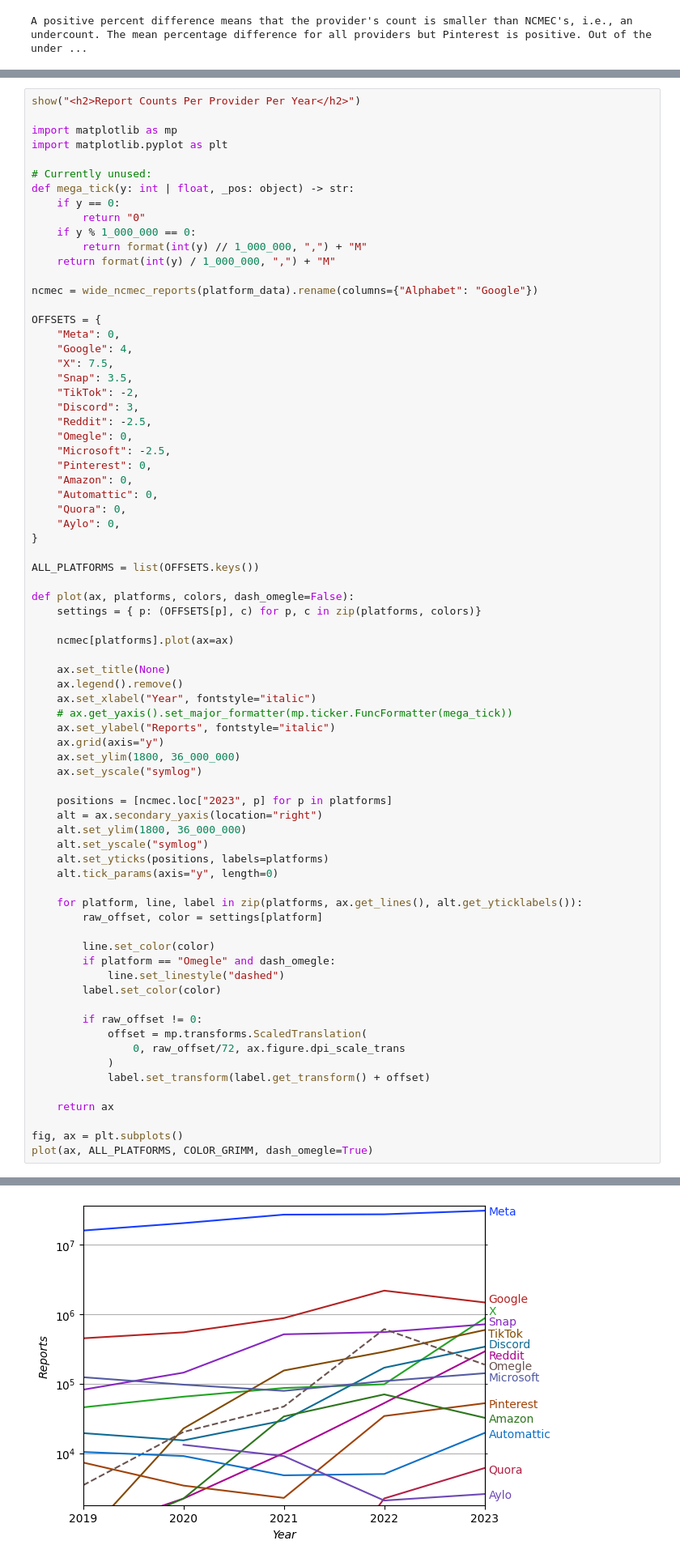
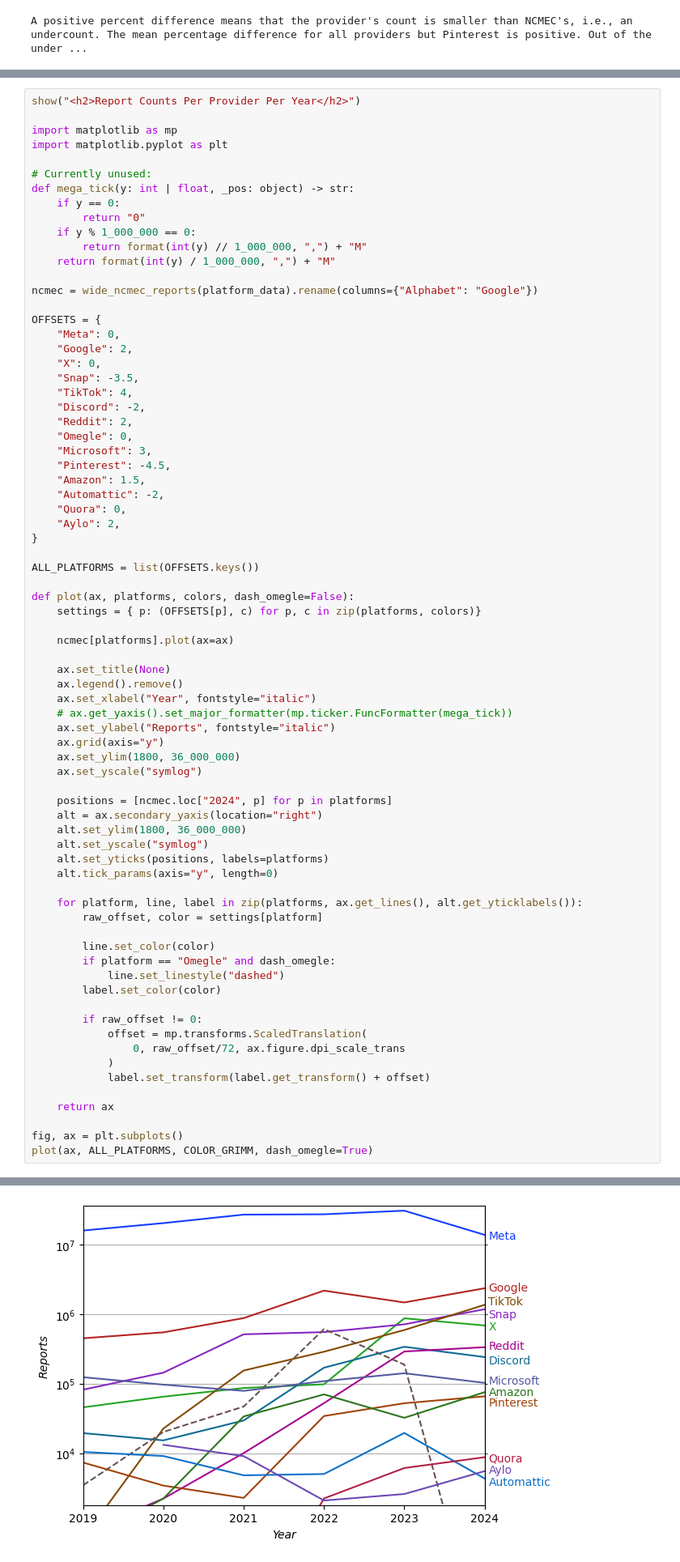
Before and after one commit to apparebit/diaphanous, a Jupyter notebook: analysis/platform.ipynb, the cells around one changed output, grey strips where cells are left out. Shown at 81% size. Saved outputs shown, nothing was run; the diff lists cells and outputs as text.

```diff
--- a/analysis/platform.ipynb
+++ b/analysis/platform.ipynb
@@ -836,19 +866,19 @@ ncmec = wide_ncmec_reports(platform_data).rename(columns={"Alphabet": "Google"})
 
 OFFSETS = {
     "Meta": 0,
-    "Google": 4,
-    "X": 7.5,
-    "Snap": 3.5,
-    "TikTok": -2,
-    "Discord": 3,
-    "Reddit": -2.5,
+    "Google": 2,
+    "X": 0,
+    "Snap": -3.5,
+    "TikTok": 4,
+    "Discord": -2,
+    "Reddit": 2,
     "Omegle": 0,
-    "Microsoft": -2.5,
-    "Pinterest": 0,
-    "Amazon": 0,
-    "Automattic": 0,
+    "Microsoft": 3,
+    "Pinterest": -4.5,
+    "Amazon": 1.5,
+    "Automattic": -2,
     "Quora": 0,
-    "Aylo": 0,
+    "Aylo": 2,
 }
 
 ALL_PLATFORMS = list(OFFSETS.keys())
@@ -867,35 +897,35 @@ def plot(ax, platforms, colors, dash_omegle=False):
     ax.set_ylim(1800, 36_000_000)
     ax.set_yscale("symlog")
 
-    positions = [ncmec.loc["2023", p] for p in platforms]
+    positions = [ncmec.loc["2024", p] for p in platforms]
     alt = ax.secondary_yaxis(location="right")
     alt.set_ylim(1800, 36_000_000)
     alt.set_yscale("symlog")
     alt.set_yticks(positions, labels=platforms)
     alt.tick_params(axis="y", length=0)
 
     for platform, line, label in zip(platforms, ax.get_lines(), alt.get_yticklabels()):
         raw_offset, color = settings[platform]
 
         line.set_color(color)
         if platform == "Omegle" and dash_omegle:
             line.set_linestyle("dashed")
         label.set_color(color)
 
         if raw_offset != 0:
             offset = mp.transforms.ScaledTranslation(
                 0, raw_offset/72, ax.figure.dpi_scale_trans
             )
             label.set_transform(label.get_transform() + offset)
 
     return ax
 
 fig, ax = plt.subplots()
 plot(ax, ALL_PLATFORMS, COLOR_GRIMM, dash_omegle=True)
 # %% [output]
 Report Counts Per Provider Per Year
 <Axes: xlabel='Year', ylabel='Reports'>
-[figure, old version]
+[figure, new version]
 # %%
 fig, (ax1, ax2) = plt.subplots(
     nrows=1, ncols=2,
```
Also changed, not shown: parts of 11 cells of this notebook, 24 other files.
